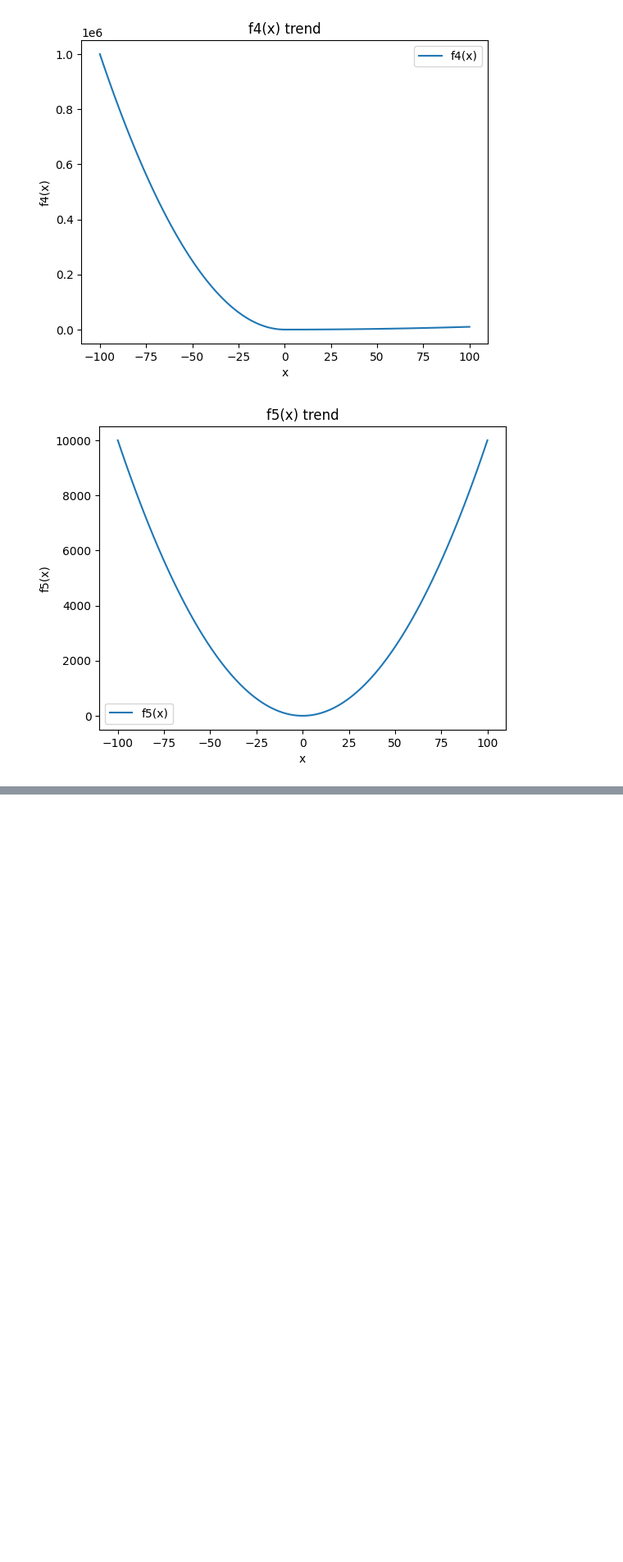
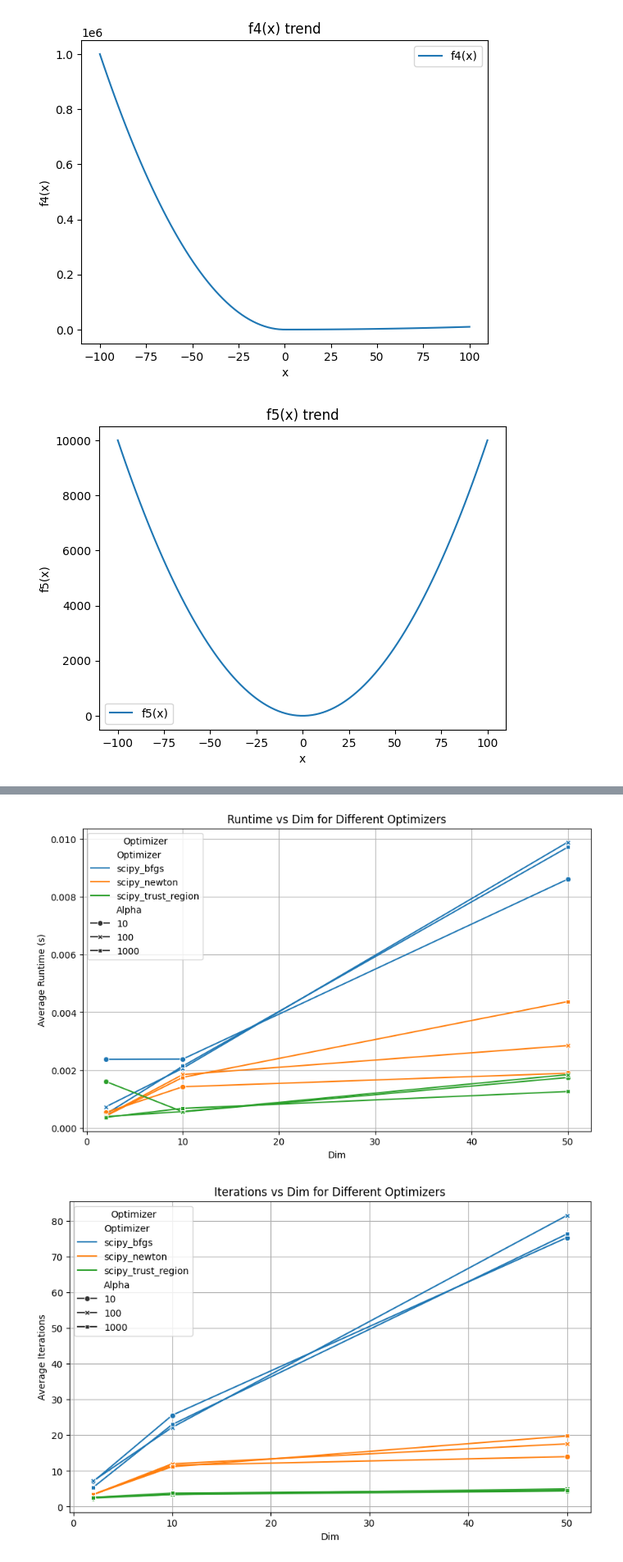
Before and after one commit to santiweide/ku2025-no, a Jupyter notebook: code_week1/Assignment_Notebook.ipynb, the cells around one changed output, grey strips where cells are left out. Shown at 82% size. Saved outputs shown, nothing was run; the diff lists cells and outputs as text; code cells hidden in the pictures; blank space fills up the shorter version.

```diff
--- a/code_week1/Assignment_Notebook.ipynb
+++ b/code_week1/Assignment_Notebook.ipynb
@@ -496,0 +497,75 @@ print(df_results.to_string(index=False))
+# %%
+import pandas as pd
+import matplotlib.pyplot as plt
+import seaborn as sns
+
+# Data (Convert your table into a DataFrame)
+data = [
+    (2, 1000, "scipy_bfgs", 0.000474, 5.4, 1.22E-16, 100),
+    (2, 10, "scipy_newton", 0.000531, 3.4, 7.98E-18, 100),
+    (2, 10, "scipy_trust_region", 0.001602, 2.4, 1.35E-16, 100),
+    (2, 10, "scipy_bfgs", 0.002373, 7, 5.53E-12, 100),
+    (2, 100, "scipy_newton", 0.000423, 3.4, 2.22E-17, 100),
+    (2, 100, "scipy_trust_region", 0.000388, 2.6, 1.49E-16, 100),
+    (2, 100, "scipy_bfgs", 0.000727, 7.2, 7.38E-12, 100),
+    (2, 1000, "scipy_newton", 0.000408, 3.4, 4.48E-17, 100),
+    (2, 1000, "scipy_trust_region", 0.000361, 2.6, 8.88E-17, 100),
+    (10, 100, "scipy_bfgs", 0.002063, 22.2, 2.50E-10, 100),
+    (10, 1000, "scipy_newton", 0.001747, 11.2, 8.87E-16, 100),
+    (10, 10, "scipy_trust_region", 0.000553, 3.4, 2.03E-16, 100),
+    (10, 1000, "scipy_bfgs", 0.002138, 23, 1.71E-10, 100),
+    (10, 10, "scipy_newton", 0.001421, 11.6, 1.31E-09, 100),
+    (10, 100, "scipy_trust_region", 0.00056, 3.4, 2.30E-16, 100),
+    (10, 10, "scipy_bfgs", 0.002381, 25.6, 9.53E-11, 100),
+    (10, 100, "scipy_newton", 0.001845, 12, 2.74E-10, 100),
+    (10, 1000, "scipy_trust_region", 0.000673, 3.8, 1.10E-16, 100),
+    (50, 10, "scipy_bfgs", 0.008614, 75.4, 3.95E-09, 100),
+    (50, 10, "scipy_newton", 0.00189, 14, 1.27E-09, 100),
+    (50, 10, "scipy_trust_region", 0.001741, 4.4, 4.72E-16, 100),
+    (50, 1000, "scipy_bfgs", 0.009722, 76.4, 9.24E-10, 100),
+    (50, 100, "scipy_newton", 0.002848, 17.6, 5.32E-10, 100),
+    (50, 100, "scipy_trust_region", 0.001841, 5, 2.18E-16, 100),
+    (50, 100, "scipy_bfgs", 0.009897, 81.6, 1.20E-09, 100),
+    (50, 1000, "scipy_newton", 0.004372, 19.8, 3.30E-10, 100),
+    (50, 1000, "scipy_trust_region", 0.001256, 4.6, 4.55E-16, 100)
+]
+
+# Convert to Pandas DataFrame
+df = pd.DataFrame(data, columns=["Dim", "Alpha", "Optimizer", "Runtime_avg(s)", "Iterations_avg", "Precision", "SuccessRate"])
+
+# Define function to plot trends
+def plot_trend(y_metric, y_label, title):
+    plt.figure(figsize=(10, 6))
+    sns.lineplot(data=df, x="Alpha", y=y_metric, hue="Optimizer", style="Dim", markers=True, dashes=False)
+    plt.xscale("log")  # Log scale for Alpha
+    plt.xlabel("Alpha (log scale)")
+    plt.ylabel(y_label)
+    plt.title(title)
+    plt.legend(title="Optimizer")
+    plt.grid(True)
+    plt.show()
+
+# # Plot trends
+# plot_trend("Runtime_avg(s)", "Average Runtime (s)", "Runtime vs Alpha for Different Optimizers")
+# plot_trend("Iterations_avg", "Average Iterations", "Iterations vs Alpha for Different Optimizers")
+# plot_trend("Precision", "Precision (log scale)", "Precision vs Alpha for Different Optimizers")
+
+
+# Define function to plot trends
+def plot_trend_dim(y_metric, y_label, title):
+    plt.figure(figsize=(10, 6))
+    sns.lineplot(data=df, x="Dim", y=y_metric, hue="Optimizer", style="Alpha", markers=True, dashes=False)
+    plt.xlabel("Dim")
+    plt.ylabel(y_label)
+    plt.title(title)
+    plt.legend(title="Optimizer")
+    plt.grid(True)
+    plt.show()
+
+# Plot trends
+plot_trend_dim("Runtime_avg(s)", "Average Runtime (s)", "Runtime vs Dim for Different Optimizers")
+plot_trend_dim("Iterations_avg", "Average Iterations", "Iterations vs Dim for Different Optimizers")
+plot_trend_dim("Precision", "Precision", "Precision vs Dim for Different Optimizers")
+# %% [output]
+[figure, added]
+[figure, added]
```
Also changed, not shown: parts of 8 cells of this notebook, 9 other files.
